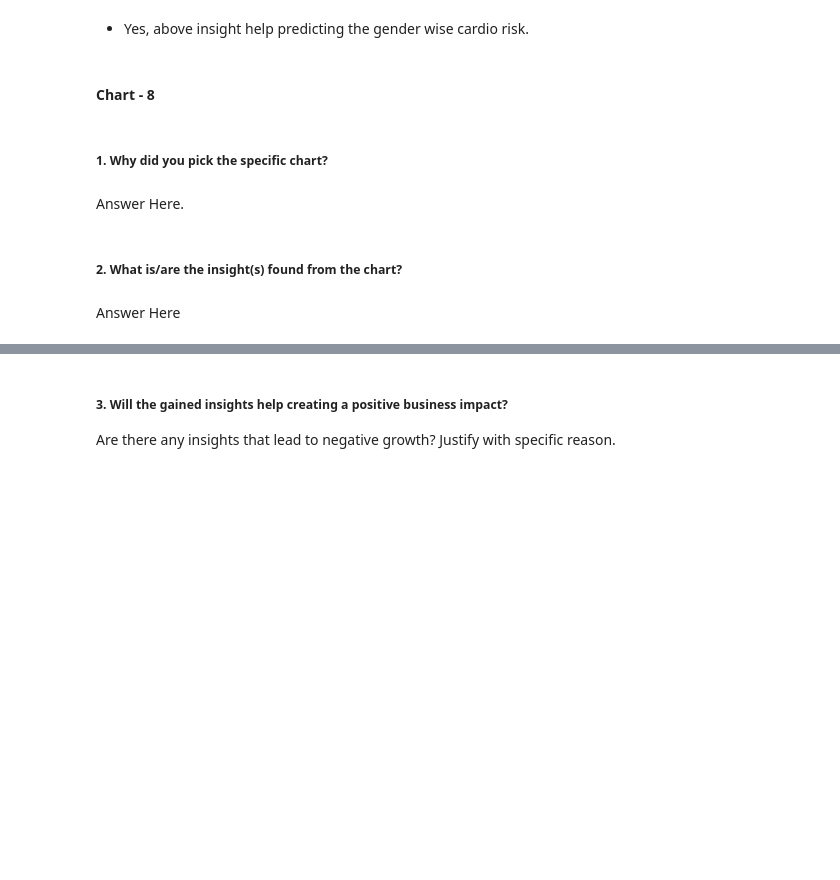
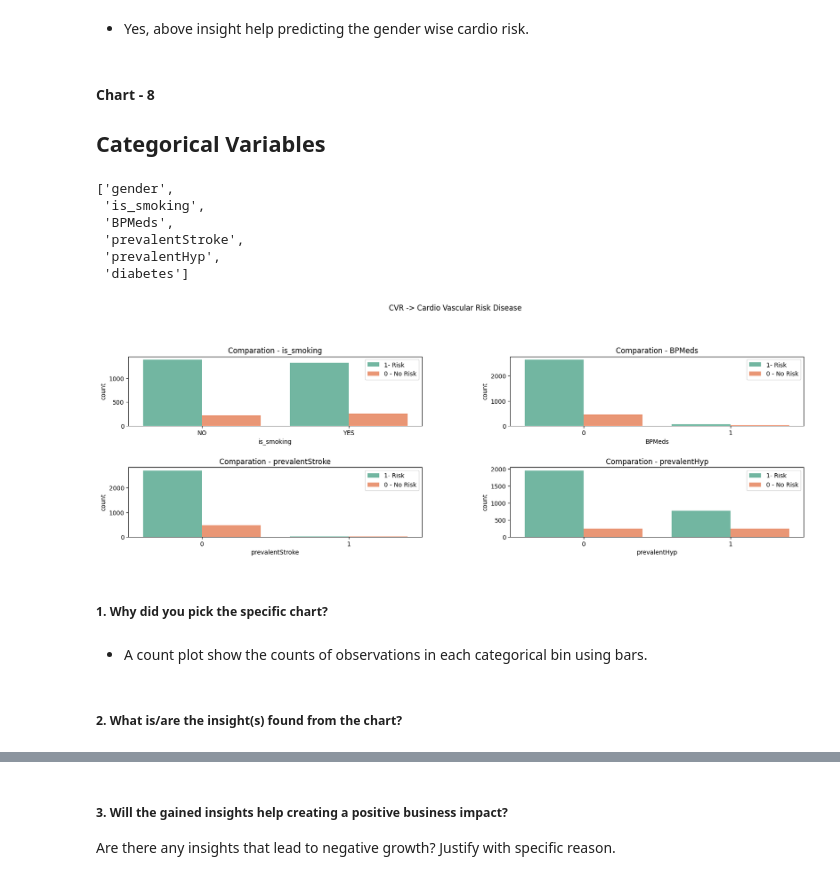
Before and after one commit to DhawalKhandait/Cardio_Vascular_Risk_Prediction-Classification, a Jupyter notebook: Cardio_Vascular_Risk_Prediction.ipynb, the cells around one changed output, grey strips where cells are left out. Drawn from its saved outputs; the diff is of its cells as text; code cells hidden in the pictures; blank space fills up the shorter version.

```diff
--- a/Cardio_Vascular_Risk_Prediction.ipynb
+++ b/Cardio_Vascular_Risk_Prediction.ipynb
@@ -756,3 +758,5 @@ Are there any insights that lead to negative growth? Justify with specific reaso
 *  Yes, above insight help predicting the gender wise cardio risk.
 # %% [markdown]
 #### Chart - 8
+
+## **Categorical Variables**
@@ -761,8 +763,44 @@ Are there any insights that lead to negative growth? Justify with specific reaso
+# %%
+cat_columns
+# %% [output]
+['gender',
+ 'is_smoking',
+ 'BPMeds',
+ 'prevalentStroke',
+ 'prevalentHyp',
+ 'diabetes']
+# %%
+# Chart - 8 visualization code
+
+def habitPlot(df, col):
+    sns.countplot(x= col,
+                  hue= 'TenYearCHD',
+                  data= cardio_df, palette="Set2")
+    plt.title('Comparation - {}'.format(col))
+    plt.legend(['1- Risk', '0 - No Risk'])
+
+fig, ax = plt.subplots(figsize = (20, 12))
+fig.suptitle('CVR -> Cardio Vascular Risk Disease')
+
+plt.subplot(4,2,1)
+habitPlot(cardio_df, 'is_smoking')
+
+plt.subplot(4,2,2)
+habitPlot(cardio_df, 'BPMeds')
+
+plt.subplot(4,2,3)
+habitPlot(cardio_df, 'prevalentStroke')
+
+plt.subplot(4,2,4)
+habitPlot(cardio_df, 'prevalentHyp')
+
+plt.subplots_adjust(hspace= 0.6, wspace= 0.3)
+plt.show()
+# %% [output]
+[figure, added]
 # %% [markdown]
 ##### 1. Why did you pick the specific chart?
-# %% [markdown]
-Answer Here.
+# %% [markdown]
+* A count plot show the counts of observations in each categorical bin using bars.
 # %% [markdown]
 ##### 2. What is/are the insight(s) found from the chart?
-# %% [markdown]
-Answer Here
```
Also changed, not shown: parts of 101 cells of this notebook.
